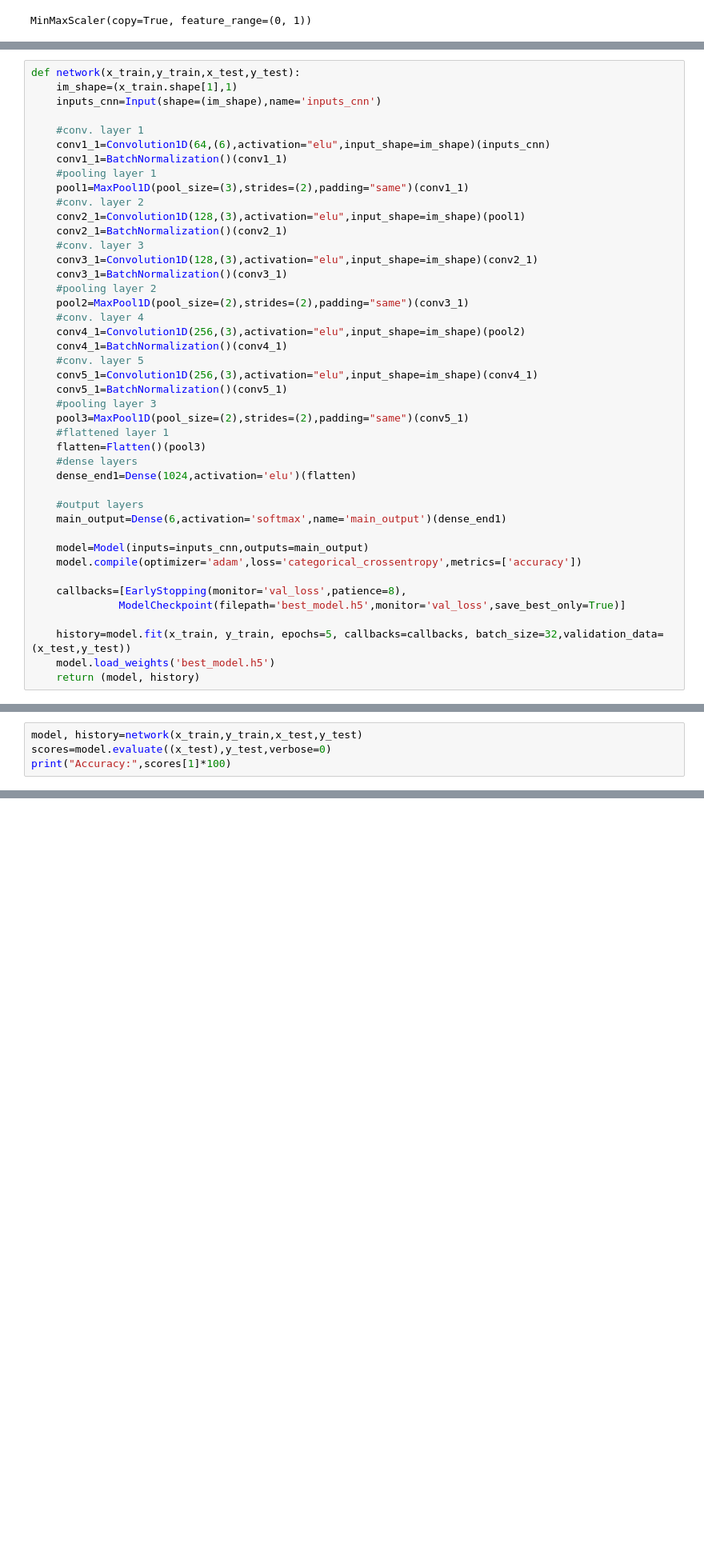
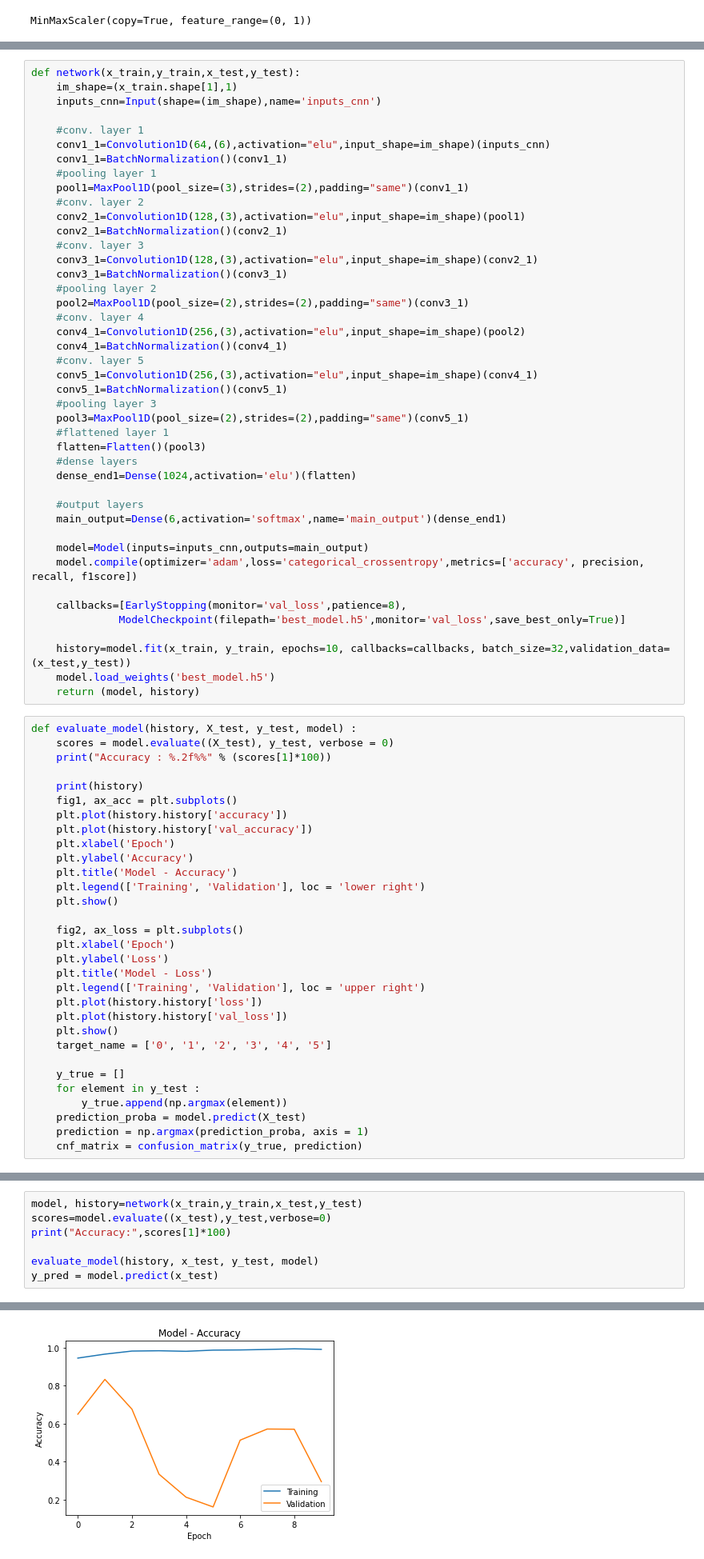
Before and after one commit to FrancisBacon95/ECG-Signal-Beat-type-Classifier, a Jupyter notebook: 03_Classification_of_ECG_signals.ipynb, the cells around one changed output, grey strips where cells are left out. Shown: that part at 80% size. Drawn from its saved outputs; the diff is of its cells as text; blank space fills up the shorter version.

```diff
--- a/03_Classification_of_ECG_signals.ipynb
+++ b/03_Classification_of_ECG_signals.ipynb
@@ -444,12 +507,43 @@ def network(x_train,y_train,x_test,y_test):
     main_output=Dense(6,activation='softmax',name='main_output')(dense_end1)
 
     model=Model(inputs=inputs_cnn,outputs=main_output)
-    model.compile(optimizer='adam',loss='categorical_crossentropy',metrics=['accuracy'])
+    model.compile(optimizer='adam',loss='categorical_crossentropy',metrics=['accuracy', precision, recall, f1score])
 
     callbacks=[EarlyStopping(monitor='val_loss',patience=8),
               ModelCheckpoint(filepath='best_model.h5',monitor='val_loss',save_best_only=True)]
 
-    history=model.fit(x_train, y_train, epochs=5, callbacks=callbacks, batch_size=32,validation_data=(x_test,y_test))
+    history=model.fit(x_train, y_train, epochs=10, callbacks=callbacks, batch_size=32,validation_data=(x_test,y_test))
     model.load_weights('best_model.h5')
     return (model, history)
+# %%
+def evaluate_model(history, X_test, y_test, model) :
+    scores = model.evaluate((X_test), y_test, verbose = 0)
+    print("Accuracy : %.2f%%" % (scores[1]*100))
+
+    print(history)
+    fig1, ax_acc = plt.subplots()
+    plt.plot(history.history['accuracy'])
+    plt.plot(history.history['val_accuracy'])
+    plt.xlabel('Epoch')
+    plt.ylabel('Accuracy')
+    plt.title('Model - Accuracy')
+    plt.legend(['Training', 'Validation'], loc = 'lower right')
+    plt.show()
+
+    fig2, ax_loss = plt.subplots()
+    plt.xlabel('Epoch')
+    plt.ylabel('Loss')
+    plt.title('Model - Loss')
+    plt.legend(['Training', 'Validation'], loc = 'upper right')
+    plt.plot(history.history['loss'])
+    plt.plot(history.history['val_loss'])
+    plt.show()
+    target_name = ['0', '1', '2', '3', '4', '5']
+
+    y_true = []
+    for element in y_test :
+        y_true.append(np.argmax(element))
+    prediction_proba = model.predict(X_test)
+    prediction = np.argmax(prediction_proba, axis = 1)
+    cnf_matrix = confusion_matrix(y_true, prediction)
 # %% [markdown]
@@ -458,4 +552,7 @@ def network(x_train,y_train,x_test,y_test):
 model, history=network(x_train,y_train,x_test,y_test)
 scores=model.evaluate((x_test),y_test,verbose=0)
 print("Accuracy:",scores[1]*100)
+
+evaluate_model(history, x_test, y_test, model)
+y_pred = model.predict(x_test)
 # %% [output]
@@ -472,0 +576 @@ Accuracy: 84.88888740539551
+[figure, added]
```
Also changed, not shown: parts of 13 cells of this notebook.
